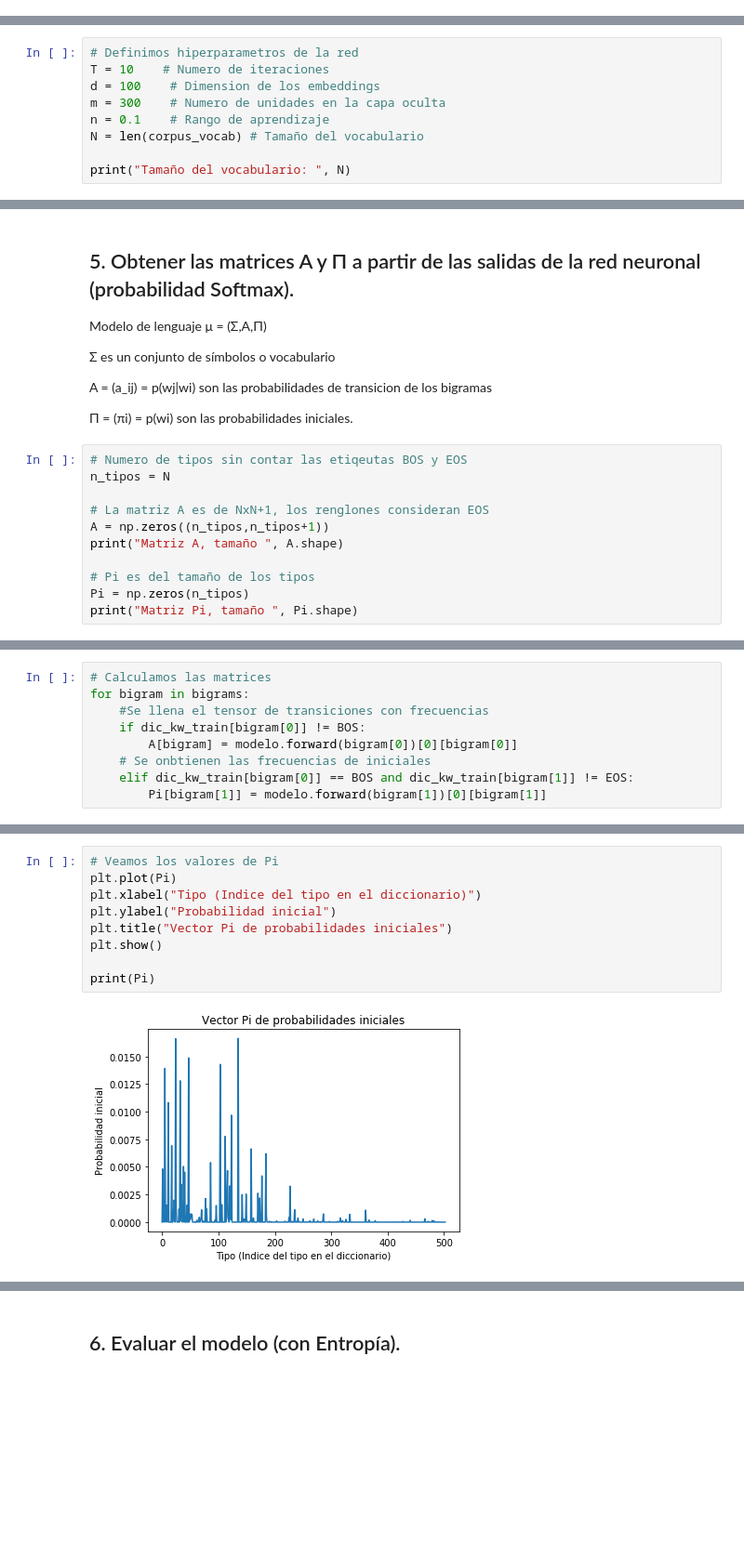
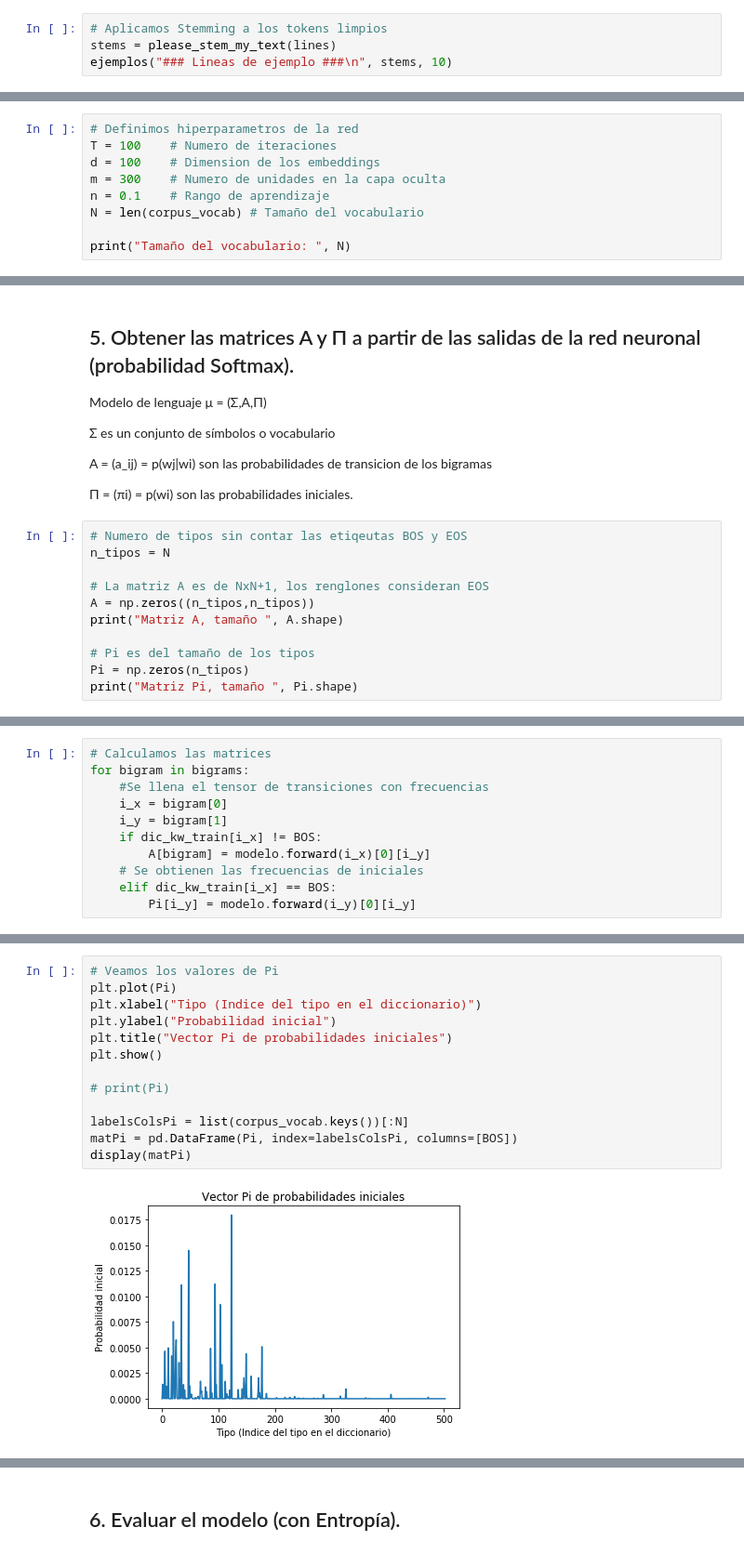
Before and after one commit to penserbjorne/clase-pln, a Jupyter notebook: 02_practica/practica_2.ipynb, the cells around one changed output, grey strips where cells are left out. Shown at 93% size. Drawn from its saved outputs; the diff is of its cells as text; blank space fills up the shorter version.

```diff
--- a/02_practica/practica_2.ipynb
+++ b/02_practica/practica_2.ipynb
@@ -80,0 +69,4 @@ ejemplos("### Lineas de ejemplo ###\n", stems, 10)
+# %%
+# Aplicamos Stemming a los tokens limpios
+stems = please_stem_my_text(lines)
+ejemplos("### Lineas de ejemplo ###\n", stems, 10)
@@ -331,7 +336,7 @@ class Bengio:
         return np.argmax(self.forward(i_x)[0])
 # %%
 # Definimos hiperparametros de la red
-T = 10    # Numero de iteraciones
+T = 100    # Numero de iteraciones
 d = 100    # Dimension de los embeddings
 m = 300    # Numero de unidades en la capa oculta
 n = 0.1    # Rango de aprendizaje
@@ -382,7 +393,7 @@ bigramas
 n_tipos = N
 
 # La matriz A es de NxN+1, los renglones consideran EOS
-A = np.zeros((n_tipos,n_tipos+1))
+A = np.zeros((n_tipos,n_tipos))
 print("Matriz A, tamaño ", A.shape)
 
 # Pi es del tamaño de los tipos
@@ -395,8 +406,10 @@ Matriz Pi, tamaño  (503,)
 # Calculamos las matrices
 for bigram in bigrams:
     #Se llena el tensor de transiciones con frecuencias
-    if dic_kw_train[bigram[0]] != BOS:
-        A[bigram] = modelo.forward(bigram[0])[0][bigram[0]]
-    # Se onbtienen las frecuencias de iniciales
-    elif dic_kw_train[bigram[0]] == BOS and dic_kw_train[bigram[1]] != EOS:
-        Pi[bigram[1]] = modelo.forward(bigram[1])[0][bigram[1]]
+    i_x = bigram[0]
+    i_y = bigram[1]
+    if dic_kw_train[i_x] != BOS:
+        A[bigram] = modelo.forward(i_x)[0][i_y]
+    # Se obtienen las frecuencias de iniciales
+    elif dic_kw_train[i_x] == BOS:
+        Pi[i_y] = modelo.forward(i_y)[0][i_y]
@@ -414,11 +436,15 @@ print(A)
 # %%
 # Veamos los valores de Pi
 plt.plot(Pi)
 plt.xlabel("Tipo (Indice del tipo en el diccionario)")
 plt.ylabel("Probabilidad inicial")
 plt.title("Vector Pi de probabilidades iniciales")
 plt.show()
 
-print(Pi)
+# print(Pi)
+
+labelsColsPi = list(corpus_vocab.keys())[:N]
+matPi = pd.DataFrame(Pi, index=labelsColsPi, columns=[BOS])
+display(matPi)
 # %% [output]
-[figure, old version]
+[figure, new version]
```
Also changed, not shown: parts of 18 cells of this notebook.
